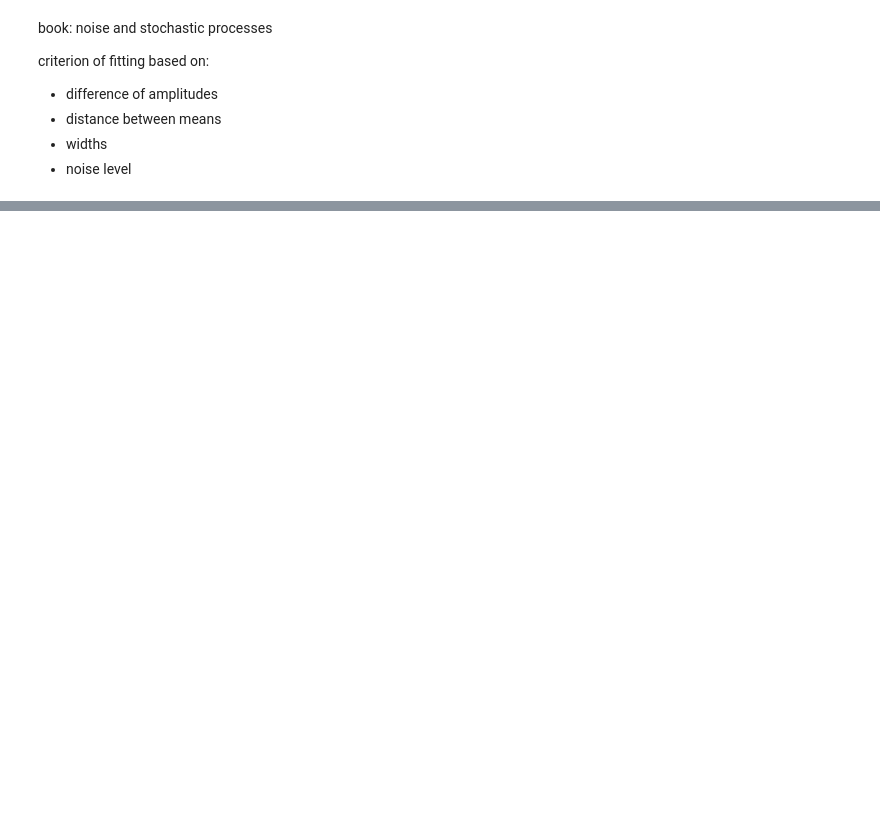
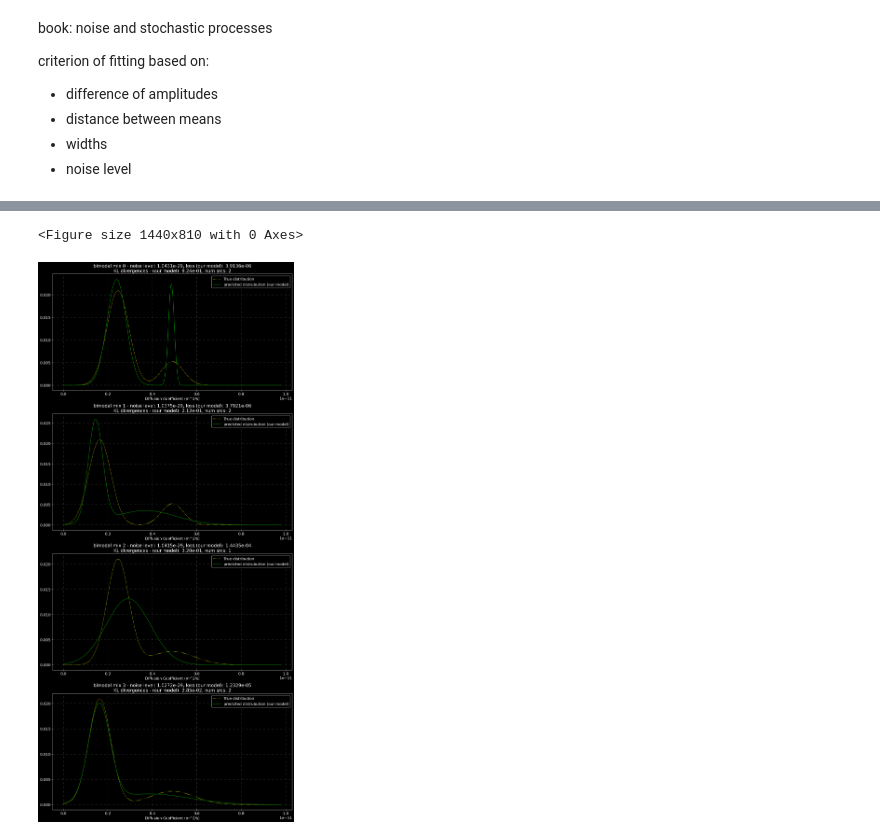
Before and after one commit to BoianAlexandrov/HNMF, a Jupyter notebook: pyHNMFk/aug_2025_report.ipynb, the cells around one changed output, grey strips where cells are left out. Saved outputs shown, nothing was run; the diff lists cells and outputs as text; code cells hidden in the pictures; blank space fills up the shorter version.

```diff
--- a/pyHNMFk/aug_2025_report.ipynb
+++ b/pyHNMFk/aug_2025_report.ipynb
@@ -1068,7 +1084,7 @@ ensemble_range = range(1, 50, 5)
 
 for ensemble_size in ensemble_range:
     # print(f"Ensemble size: {ensemble_size}")
-    noisy_obs_list, noise_errors, snrs = gen_data(q, t, valid_params, ensemble_size)
+    clean_obs_list, noisy_obs_list, noise_errors, snrs = gen_data(q, t, valid_params, ensemble_size)
 
     avg_snrs.append(jnp.average(jnp.array(snrs)))
     avg_errors.append(jnp.average(jnp.array(noise_errors)))
@@ -1152,7 +1168,10 @@ def L2_regularizer(x, alpha=1.0):
 # possible_D = jnp.logspace(-6.5, -4.5, 30) * SCALING_CONST
 possible_D = jnp.linspace(1e-7, 3e-5, 40) * SCALING_CONST
 
-contin_opt = HNMFOptimizer(
+# contin_opt = HNMFOptimizer(
+contin_opt = NewHNMFOptimizer(
+# contin_opt = PerturbanceHNMFOptimizer(
+# contin_opt = RedoHNMFOptimizer(
     model_fn=zero_at_ends_rilt,
     param_generator=InitParamsGenerator2(dummy_bounds),
     bound_generator=dummy_bounds,
@@ -1182,3 +1209,25 @@ for i in range(len(rilt_sols_list), len(noisy_obs_list)):
+# %%
+rand_key = jax.random.key(811)
+for i in range(len(rilt_sols_list), len(noisy_obs_list)):
+    if i > 3:
+        break
+    perturbed_obs_list = []
+    for j in range(contin_opt.nsim):
+        rand_key, subkey = jax.random.split(rand_key)
+        perturbed_obs = jax.random.normal(subkey, shape=noisy_obs_list[i].shape) * gen_beta * 0.00000001 + noisy_obs_list[i]
+        perturbed_obs_list.append(perturbed_obs)
+
+    all_res = contin_opt((q, t, possible_D), perturbed_obs_list, opt_options={
+        'fatol': 1e-14,
+        'frtol': 0,
+        'maxiter': 2000,
+        'gatol': 1e-12
+    })
+    sols = jnp.stack(all_res.sort_values('fval')['sol'].apply(lambda l: l[0]).tolist())
+    sols = sols.at[:, 0].set(0).at[:, -1].set(0)
+    rilt_sols_list.append(sols)
+    print(f"Pair {i+1} done\n\n")
+perturbed_res = rilt_sols_list[0]
 # %%
 # set up the multi-phase optimization
 
@@ -1438,7 +1632,10 @@ for i in range(num_rows):
     # amp_fin, D_fin, sig_fin, beta_fin = final_sols[i]
     ind = final_clust_sols[i]['aic_score'].argmin()
     n_srcs = final_clust_sols[i].iloc[ind].name
-    amp_fin, D_fin, sig_fin = final_clust_sols[i].loc[n_srcs]['centers']
+    # amp_fin, D_fin, sig_fin = final_clust_sols[i].loc[n_srcs]['centers']
+    # beta_fin = 0.7
+    amp_fin, D_fin, sig_fin, beta_fin = final_full_sols[i][final_full_sols[i]['num_sources'] == n_srcs].sort_values('fval')['sol'].iloc[0]
+
     if not isinstance(amp_fin, jnp.ndarray):
         amp_fin = jnp.array(amp_fin, ndmin=1)
     if not isinstance(D_fin, jnp.ndarray):
@@ -1446,12 +1643,11 @@ for i in range(num_rows):
     if not isinstance(sig_fin, jnp.ndarray):
         sig_fin = jnp.array(sig_fin, ndmin=1)
 
-    beta_fin = 0.7
 
     # pred_srcs = normal_distribution(xx, amp, D, sig_sol)
     true_amp, true_mu, true_std = valid_params[i]
-    true_srcs = normal_distributions(xx, true_amp, true_mu, true_std).T
-    pred_srcs_final = normal_distributions(xx, amp_fin, D_fin, sig_fin).T
+    true_srcs = normal_distribution(xx, true_amp, true_mu, true_std).T
+    pred_srcs_final = normal_distribution(xx, amp_fin, D_fin, sig_fin).T
 
     clean_g2minus1 = g2_minus1_matrix(q, t, true_amp, true_mu, true_std, gen_beta)
     r = clean_g2minus1 - observations
@@ -1480,33 +1676,36 @@ for i in range(num_rows):
 
     # rilt_eval_points = possible_D/SCALING_CONST
     # for j in range(len(rilt_sols_list[i])):
     #     rilt_sol = rilt_sols_list[i][j]
     #     rilt_sols_xx = jnp.interp(xx, rilt_eval_points, rilt_sol/10)
     #     if j == 0:
     #         label = 'CONTIN solutions (scaled by .1)'
     #         true_srcs_eval = normal_distribution(rilt_eval_points, true_amp, true_mu, true_std)
     #         kl_contin = jnp.sum(jax.scipy.special.rel_entr(true_srcs_eval, (rilt_sol + jnp.finfo(float).eps))/jnp.sum(rilt_sol))
     #     else:
     #         label = None
     #     ax.plot(xx_, rilt_sols_xx, alpha = 0.5, color='turquoise', linestyle='-.', label=label)
 
 
 
         # ax.plot(possible_D / SCALING_CONST, rilt_sol, linestyle='--', label=f'CONTIN solution {j+1}')
     # rilt_sol = rilt_sols_list[i][0] # top result
     # rilt_sols_xx = jnp.interp(xx, possible_D/SCALING_CONST, rilt_sol/10)
     # ax.plot(xx, rilt_sols_xx, linestyle='-.', label=f'best CONTIN solution (scaled by .1)')
     # ax.plot(possible_D / SCALING_CONST, rilt_sol, linestyle='-.', label=f'best CONTIN solution')
 
     ax.set_xlabel('Diffusion Coefficient (m^2/s)')
 
     ax.legend()
     # ax.set_title(f"bimodal mix {i} - noise level: {noise_level:.4e}, loss (our model): {fit_loss:.4e}, loss (best CONTIN): {contin_loss:.4e}\nKL divergences - (our model): {kl_our_model:.2e}, (best CONTIN fit): {kl_contin:.2e}")
 
     # ax.set_title(f"bimodal mix {i} - noise level: {noise_level:.4e}, loss (our model): {fit_loss:.4e}, loss (best CONTIN): {contin_loss:.4e}\nKL divergences - (our model): {kl_our_model:.2e}")
     ax.set_title(f"bimodal mix {i} - noise level: {noise_level:.4e}, loss (our model): {fit_loss:.4e}\nKL divergences - (our model): {kl_our_model:.2e}, num srcs: {n_srcs}")
 
 plt.show()
+# %% [output]
+<Figure size 1440x810 with 0 Axes>
+[figure, added]
 # %%
 import numpy as np
 import miepython
```
Also changed, not shown: parts of 17 cells of this notebook, 7 other files.
